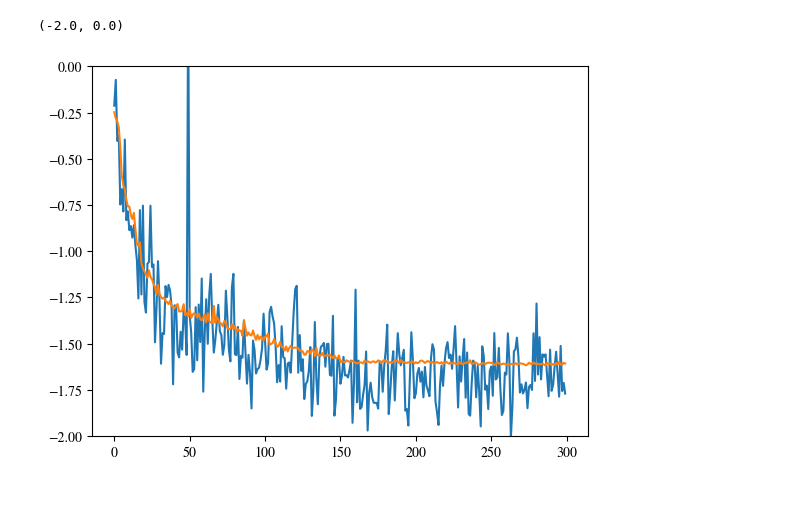
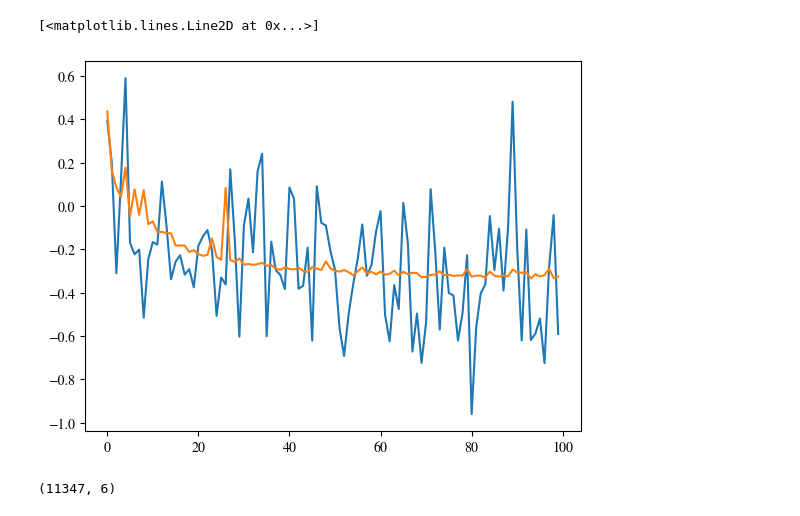
Before and after one commit to lauracabayol/TEMPS, a Jupyter notebook: notebooks/Insight_notebook.ipynb, the cells around one changed output. Cells and saved outputs as stored; diff of their text form; code cells hidden in the pictures.

```diff
--- a/notebooks/Insight_notebook.ipynb
+++ b/notebooks/Insight_notebook.ipynb
@@ -34,11 +48,13 @@ f, ferr, specz, specqz = photoz_archive.get_training_data()
 # %%
 nnz = Photoz_network(num_gauss=6)
+nn_noise = noise_model()
+# %%
+insight = Insight_module(nnz, batch_size=100,model_noise=nn_noise)
 # %%
-insight = Insight_module(nnz, batch_size=100)
 insight.train(input_data=f,
               target_data=specz,
-              nepochs=300,
-              step_size = 150,
+              nepochs=100,
+              step_size = 200,
               val_fraction=0.1,
               lr=1e-3
              )
@@ -44,0 +79,11 @@ insight.train(input_data=f,
+# %%
+insight.train_noise(input_data=f,
+              target_data=specz,
+              noise_condition=f,
+              nepochs=300,
+              step_size = 200,
+              val_fraction=0.1,
+              lr=1e-3,
+              lr_noise=1e-3
+
+             )
@@ -45,9 +108,9 @@ insight.train(input_data=f,
 # %%
-plt.plot(insight.loss_train)
-plt.plot(insight.loss_validation)
+plt.plot(insight.loss_train, label = 'Train')
+plt.plot(insight.loss_validation, label ='Val')
 
-plt.ylim(-2,0)
+#plt.ylim(-2,0)
 # %% [output]
-(-2.0, 0.0)
+[<matplotlib.lines.Line2D at 0x...>]
-[figure, old version]
+[figure, new version]
 # %%
@@ -55,3 +118,7 @@ f_test, ferr_test, specz_test = photoz_archive.get_testing_data()
+# %%
+f_test.shape
+# %% [output]
+(11347, 6)
 # %%
 z,zerr = insight.get_photoz(input_data=torch.Tensor(f_test), target_data=torch.Tensor(specz_test))
 # %%
```
Also changed, not shown: parts of 29 cells of this notebook, 11 other files.
